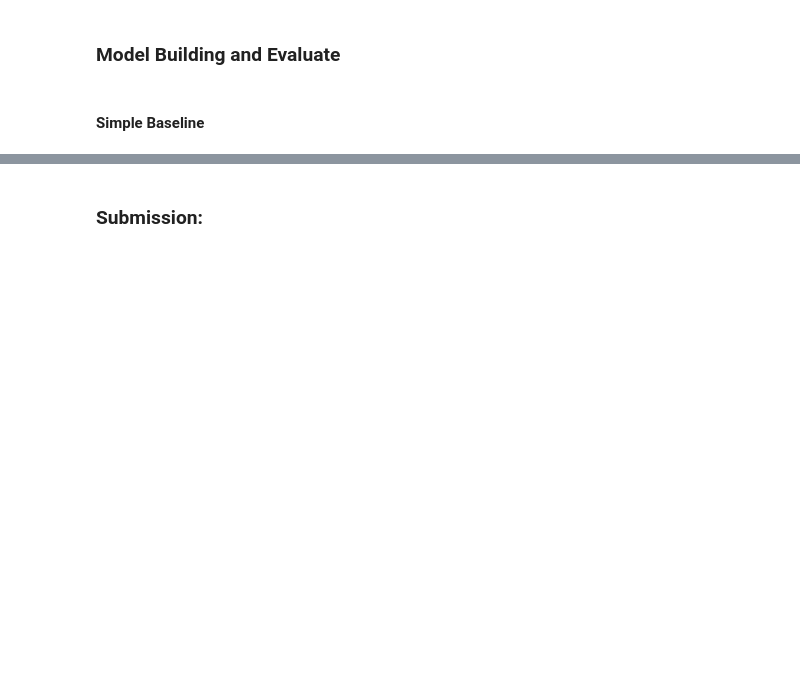
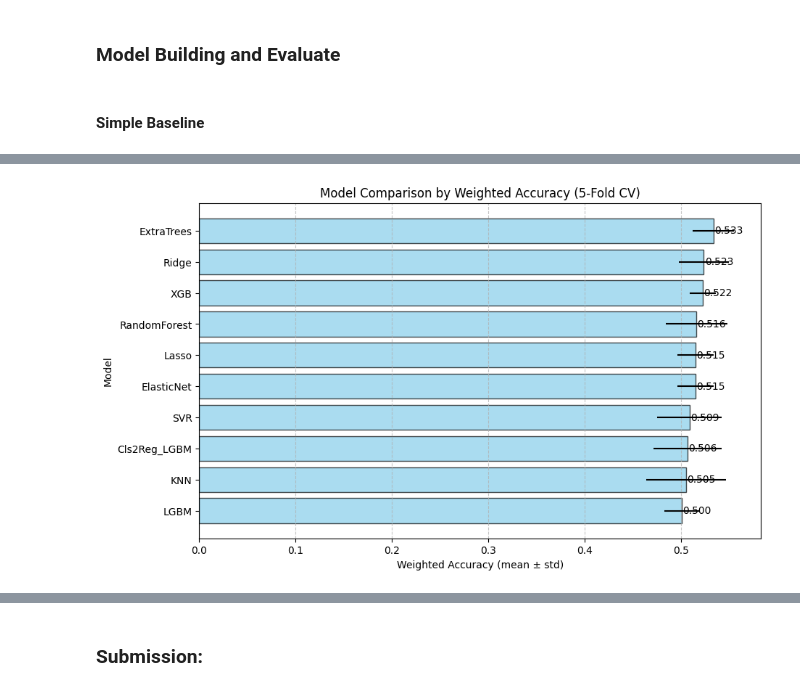
Before and after one commit to racousin/data_science_practice_2025, a Jupyter notebook: tiphddddd/module6/module6_exercise.ipynb, the cells around one changed output, grey strips where cells are left out. Saved outputs shown, nothing was run; the diff lists cells and outputs as text; code cells hidden in the pictures; blank space fills up the shorter version.

```diff
--- a/tiphddddd/module6/module6_exercise.ipynb
+++ b/tiphddddd/module6/module6_exercise.ipynb
@@ -517,18 +387,0 @@ models_opt['Ridge'] = {
-# %%
-"""
-models = {}
-for name, opt in models_opt.items():
-    model_class = type(opt["estimator"])  # Get the model class (e.g., RandomForestRegressor)
-    best_params = opt["best_params_"]  # Get the best parameters from the optimization
-
-    # Add the model with the best parameters to the new dictionary
-    models[f"{name} opt"] = model_class(**best_params)
-
-# Add a baseline model manually (if needed)
-models['Random Forest Baseline'] = RandomForestRegressor(n_jobs=-1)
-
-# Run cross-validation for regression models
-results = run_multi_model_cv(X, y, models)
-
-plot_multi_model_results(results)
-"""
@@ -622,0 +491,15 @@ Min w_acc test score: 0.8652, Max w_acc test score: 0.8915
+# %%
+# === 可视化 cross_val_score 比较结果 ===
+plt.figure(figsize=(10, 6))
+plt.barh(df_cmp['model'], df_cmp['cv_mean_wa'], xerr=df_cmp['cv_std_wa'],
+         color='skyblue', edgecolor='black', alpha=0.7)
+plt.xlabel("Weighted Accuracy (mean ± std)")
+plt.ylabel("Model")
+plt.title("Model Comparison by Weighted Accuracy (5-Fold CV)")
+plt.gca().invert_yaxis()  # 让最高的模型在上面
+plt.grid(axis='x', linestyle='--', alpha=0.7)
+for i, v in enumerate(df_cmp['cv_mean_wa']):
+    plt.text(v + 0.001, i, f"{v:.3f}", va='center')
+plt.show()
+# %% [output]
+[figure, added]
```
Also changed, not shown: parts of 41 cells of this notebook, 1 other file.
